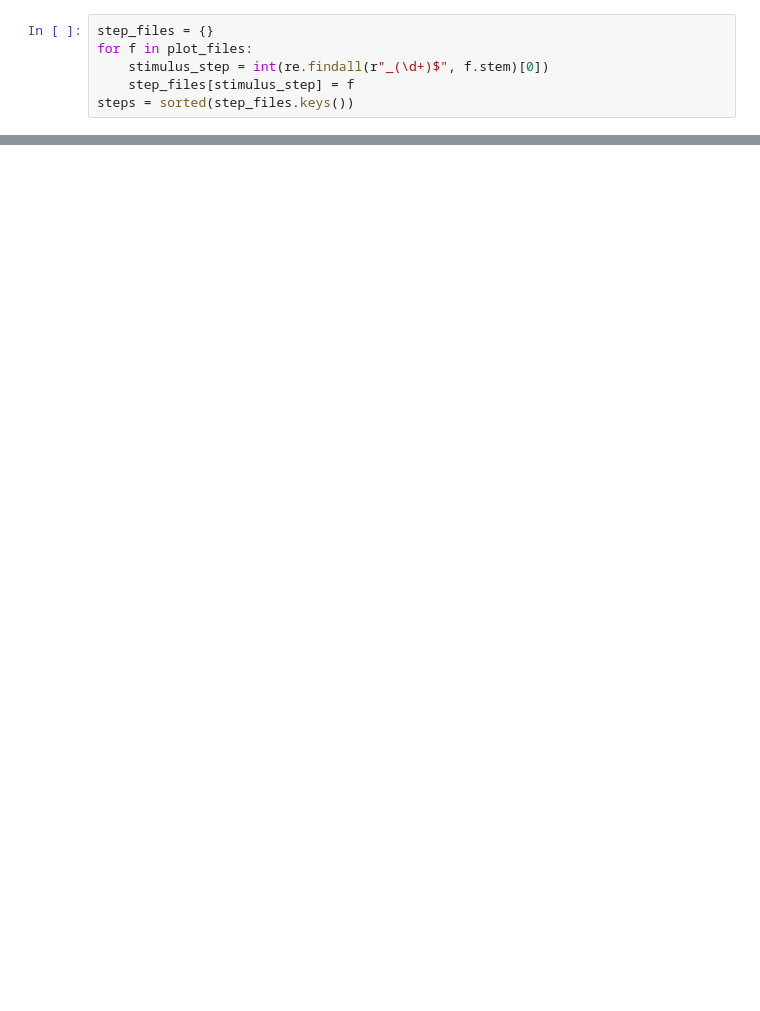
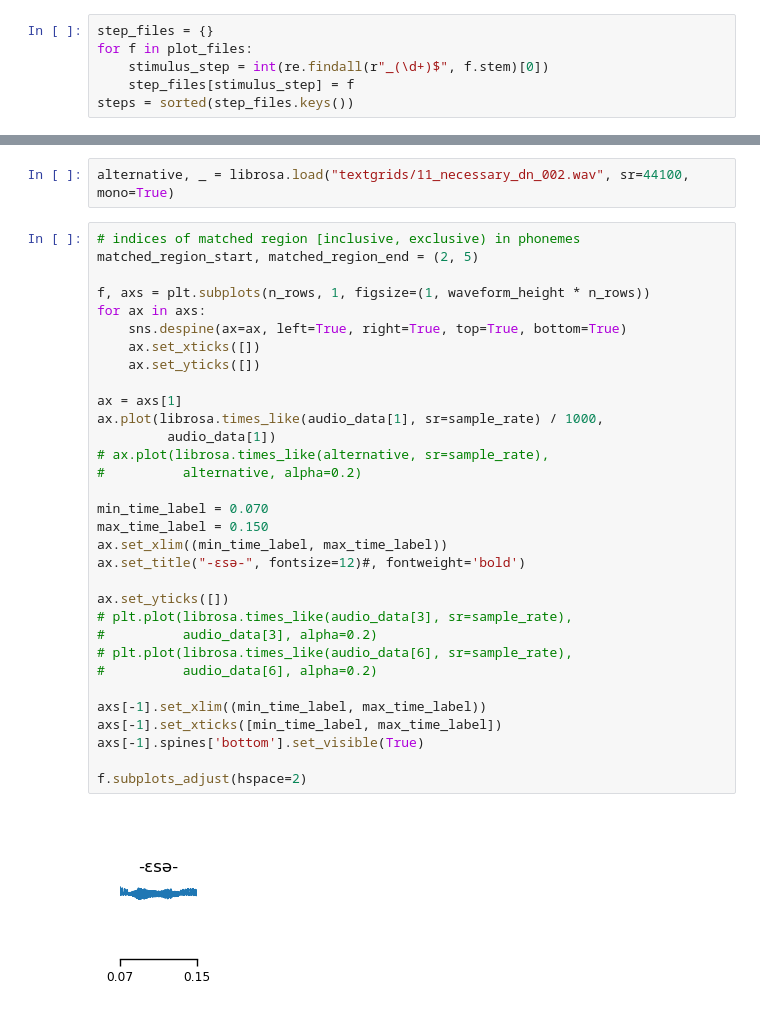
Before and after one commit to hans/barakeet, a Jupyter notebook: notebooks/render_stimulus.ipynb, the cells around one changed output, grey strips where cells are left out. Cells and saved outputs as stored; diff of their text form; blank space fills up the shorter version.

```diff
--- a/notebooks/render_stimulus.ipynb
+++ b/notebooks/render_stimulus.ipynb
@@ -100,0 +210,36 @@ S.shape
+# %%
+alternative, _ = librosa.load("textgrids/11_necessary_dn_002.wav", sr=44100, mono=True)
+# %%
+# indices of matched region [inclusive, exclusive) in phonemes
+matched_region_start, matched_region_end = (2, 5)
+
+f, axs = plt.subplots(n_rows, 1, figsize=(1, waveform_height * n_rows))
+for ax in axs:
+    sns.despine(ax=ax, left=True, right=True, top=True, bottom=True)
+    ax.set_xticks([])
+    ax.set_yticks([])
+
+ax = axs[1]
+ax.plot(librosa.times_like(audio_data[1], sr=sample_rate) / 1000,
+         audio_data[1])
+# ax.plot(librosa.times_like(alternative, sr=sample_rate),
+#          alternative, alpha=0.2)
+
+min_time_label = 0.070
+max_time_label = 0.150
+ax.set_xlim((min_time_label, max_time_label))
+ax.set_title("-ɛsə-", fontsize=12)#, fontweight='bold')
+
+ax.set_yticks([])
+# plt.plot(librosa.times_like(audio_data[3], sr=sample_rate),
+#          audio_data[3], alpha=0.2)
+# plt.plot(librosa.times_like(audio_data[6], sr=sample_rate),
+#          audio_data[6], alpha=0.2)
+
+axs[-1].set_xlim((min_time_label, max_time_label))
+axs[-1].set_xticks([min_time_label, max_time_label])
+axs[-1].spines['bottom'].set_visible(True)
+
+f.subplots_adjust(hspace=2)
+# %% [output]
+[figure, added]
```
Also changed, not shown: parts of 16 cells of this notebook, 6 other files.
